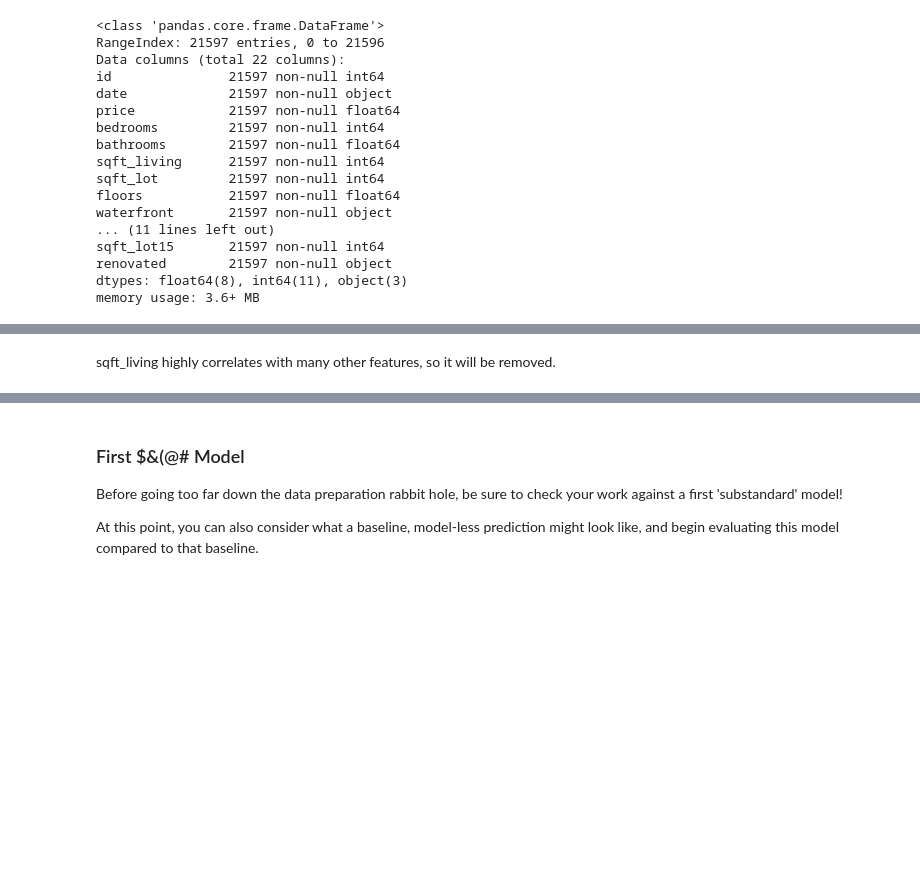
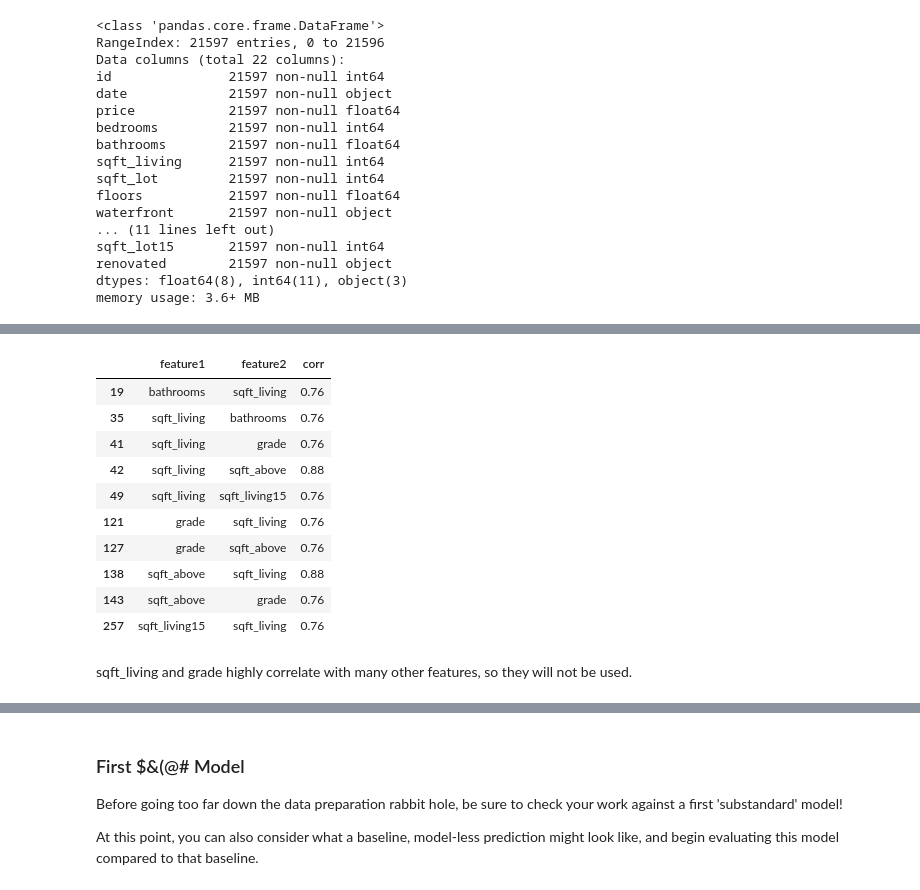
Before and after one commit to clreiner/KingCountyHousingProject, a Jupyter notebook: KingCountyHomes.ipynb, the cells around one changed output, grey strips where cells are left out. Saved outputs shown, nothing was run; the diff lists cells and outputs as text; code cells hidden in the pictures; blank space fills up the shorter version.

```diff
--- a/KingCountyHomes.ipynb
+++ b/KingCountyHomes.ipynb
@@ -148,2 +151,19 @@ memory usage: 3.6+ MB
+# %%
+#create a df that will list the highly correlated columns
+df=data_num.corr().abs().stack().reset_index()
+df.columns = ['feature1', 'feature2', 'corr']
+df[(df['corr']>.75) & (df['corr'] <1)]
+# %% [output]
+|  | feature1 | feature2 | corr |
+| 19 | bathrooms | sqft_living | 0.76 |
+| 35 | sqft_living | bathrooms | 0.76 |
+| 41 | sqft_living | grade | 0.76 |
+| 42 | sqft_living | sqft_above | 0.88 |
+| 49 | sqft_living | sqft_living15 | 0.76 |
+| 121 | grade | sqft_living | 0.76 |
+| 127 | grade | sqft_above | 0.76 |
+| 138 | sqft_above | sqft_living | 0.88 |
+| 143 | sqft_above | grade | 0.76 |
+| 257 | sqft_living15 | sqft_living | 0.76 |
 # %% [markdown]
-sqft_living highly correlates with many other features, so it will be removed.
+sqft_living and grade highly correlate with many other features, so they will not be used.
```
Also changed, not shown: parts of 22 cells of this notebook, 1 other file.
